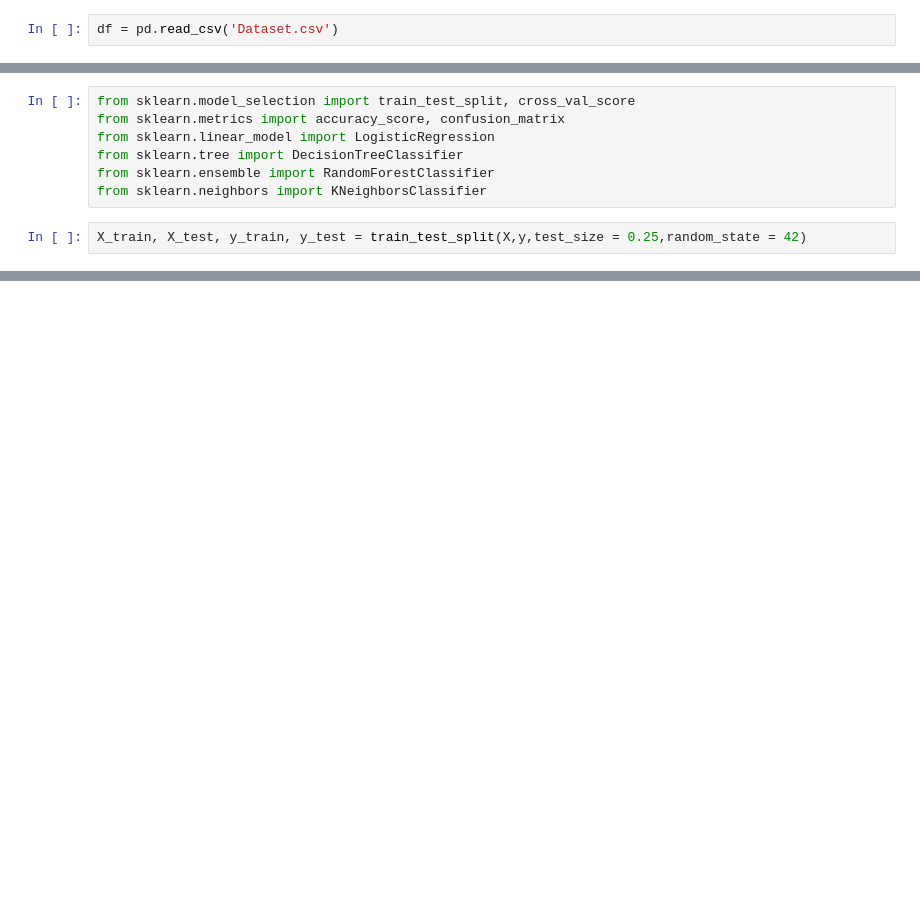
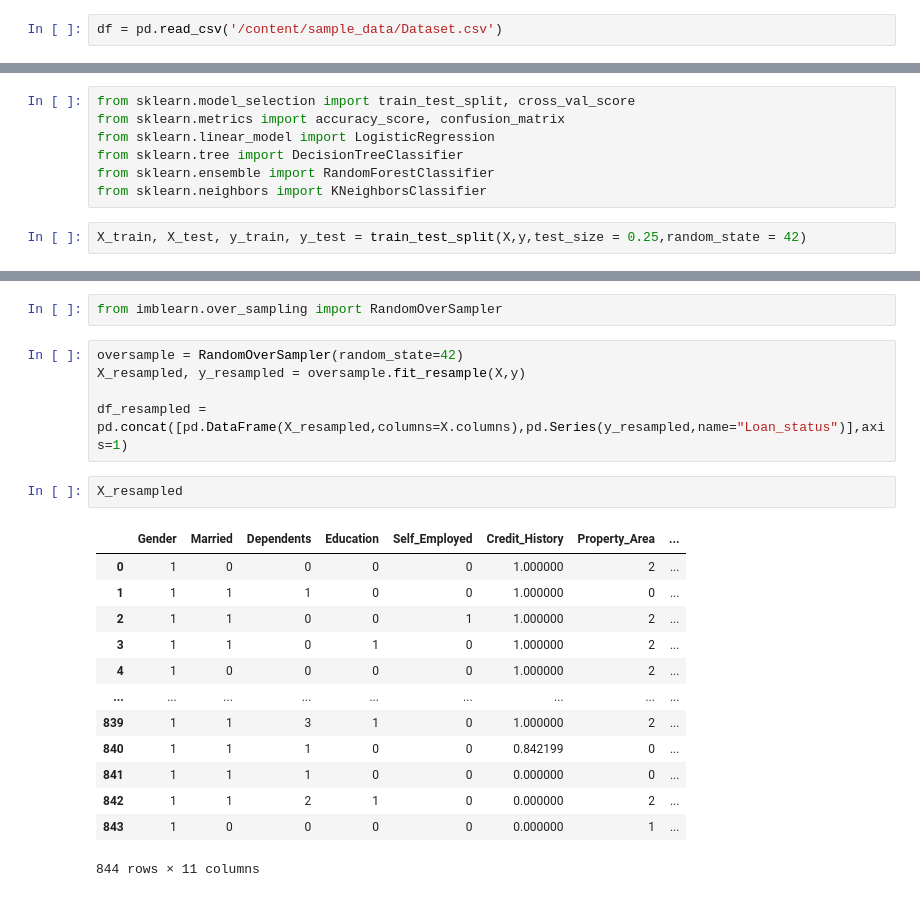
Before and after one commit to shrutisingh1610/Loan-Eligiblity-Prediction, a Jupyter notebook: LoanEligiblityPrediction.ipynb, the cells around one changed output, grey strips where cells are left out. Saved outputs shown, nothing was run; the diff lists cells and outputs as text; blank space fills up the shorter version.

```diff
--- a/LoanEligiblityPrediction.ipynb
+++ b/LoanEligiblityPrediction.ipynb
@@ -8,7 +8,7 @@ warnings.filterwarnings('ignore')
 
 %matplotlib inline
 # %%
-df = pd.read_csv('Dataset.csv')
+df = pd.read_csv('/content/sample_data/Dataset.csv')
 # %%
 df
 # %% [output]
@@ -340,0 +428,23 @@ X_train, X_test, y_train, y_test = train_test_split(X,y,test_size = 0.25,random_
+# %%
+from imblearn.over_sampling import RandomOverSampler
+# %%
+oversample = RandomOverSampler(random_state=42)
+X_resampled, y_resampled = oversample.fit_resample(X,y)
+
+df_resampled = pd.concat([pd.DataFrame(X_resampled,columns=X.columns),pd.Series(y_resampled,name="Loan_status")],axis=1)
+# %%
+X_resampled
+# %% [output]
+|  | Gender | Married | Dependents | Education | Self_Employed | Credit_History | Property_Area | ... |
+| 0 | 1 | 0 | 0 | 0 | 0 | 1.000000 | 2 | ... |
+| 1 | 1 | 1 | 1 | 0 | 0 | 1.000000 | 0 | ... |
+| 2 | 1 | 1 | 0 | 0 | 1 | 1.000000 | 2 | ... |
+| 3 | 1 | 1 | 0 | 1 | 0 | 1.000000 | 2 | ... |
+| 4 | 1 | 0 | 0 | 0 | 0 | 1.000000 | 2 | ... |
+| ... | ... | ... | ... | ... | ... | ... | ... | ... |
+| 839 | 1 | 1 | 3 | 1 | 0 | 1.000000 | 2 | ... |
+| 840 | 1 | 1 | 1 | 0 | 0 | 0.842199 | 0 | ... |
+| 841 | 1 | 1 | 1 | 0 | 0 | 0.000000 | 0 | ... |
+| 842 | 1 | 1 | 2 | 1 | 0 | 0.000000 | 2 | ... |
+| 843 | 1 | 0 | 0 | 0 | 0 | 0.000000 | 1 | ... |
+844 rows × 11 columns
```
Also changed, not shown: parts of 24 cells of this notebook.
